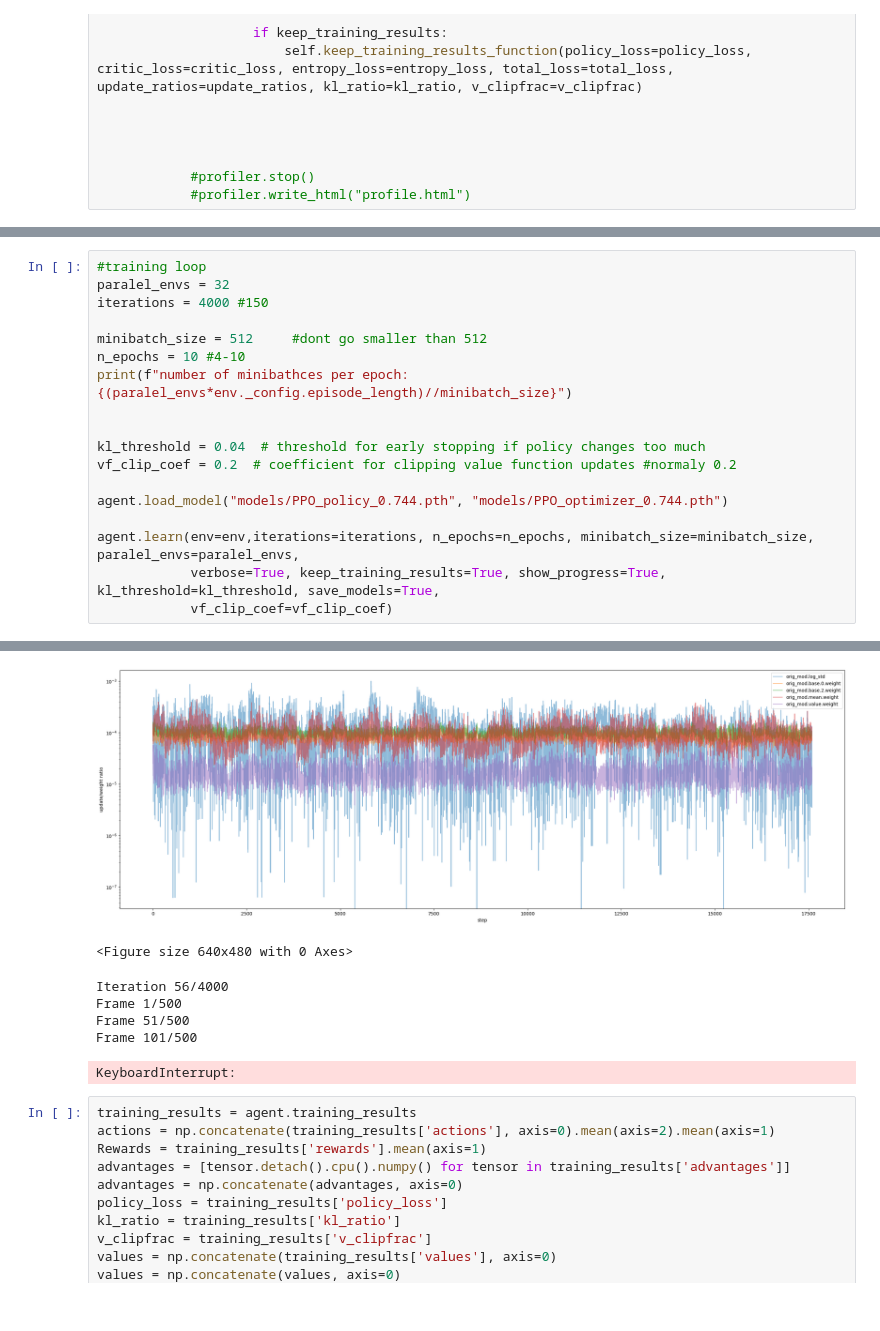
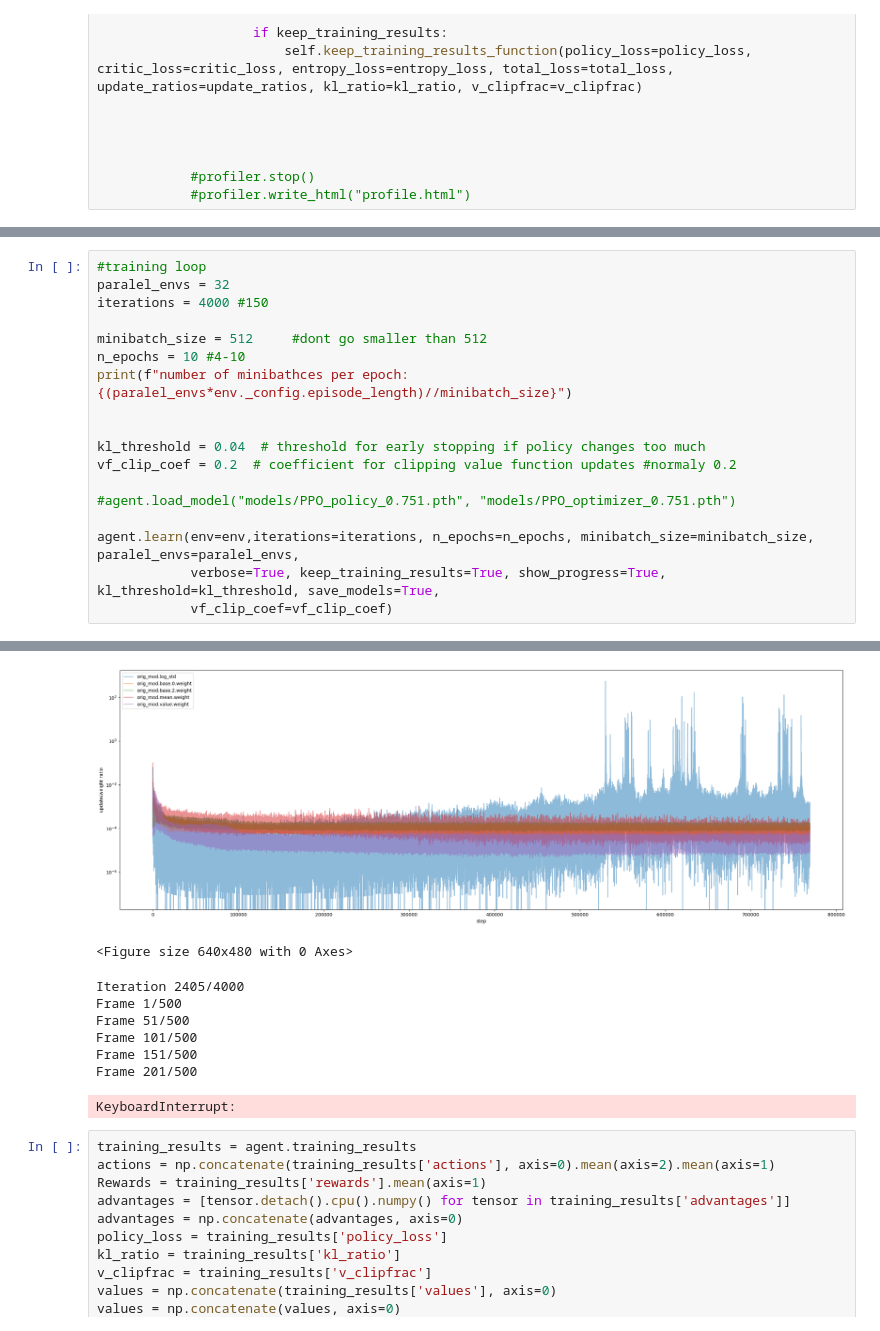
Before and after one commit to aizej/Inverted-Pendulum, a Jupyter notebook: train.ipynb, the cells around one changed output, grey strips where cells are left out. Saved outputs shown, nothing was run; the diff lists cells and outputs as text.

```diff
--- a/train.ipynb
+++ b/train.ipynb
@@ -613,7 +590,7 @@ print(f"number of minibathces per epoch: {(paralel_envs*env._config.episode_leng
 kl_threshold = 0.04  # threshold for early stopping if policy changes too much
 vf_clip_coef = 0.2  # coefficient for clipping value function updates #normaly 0.2
 
-agent.load_model("models/PPO_policy_0.744.pth", "models/PPO_optimizer_0.744.pth")
+#agent.load_model("models/PPO_policy_0.751.pth", "models/PPO_optimizer_0.751.pth")
 
 agent.learn(env=env,iterations=iterations, n_epochs=n_epochs, minibatch_size=minibatch_size, paralel_envs=paralel_envs,
             verbose=True, keep_training_results=True, show_progress=True, kl_threshold=kl_threshold, save_models=True,
@@ -623,9 +600,11 @@ agent.learn(env=env,iterations=iterations, n_epochs=n_epochs, minibatch_size=min
-[figure, old version]
+[figure, new version]
 <Figure size 640x480 with 0 Axes>
-Iteration 56/4000
+Iteration 2405/4000
 Frame 1/500
 Frame 51/500
 Frame 101/500
+Frame 151/500
+Frame 201/500
 KeyboardInterrupt:
 # %%
 training_results = agent.training_results
```
Also changed, not shown: parts of 6 cells of this notebook, 2 other files.
